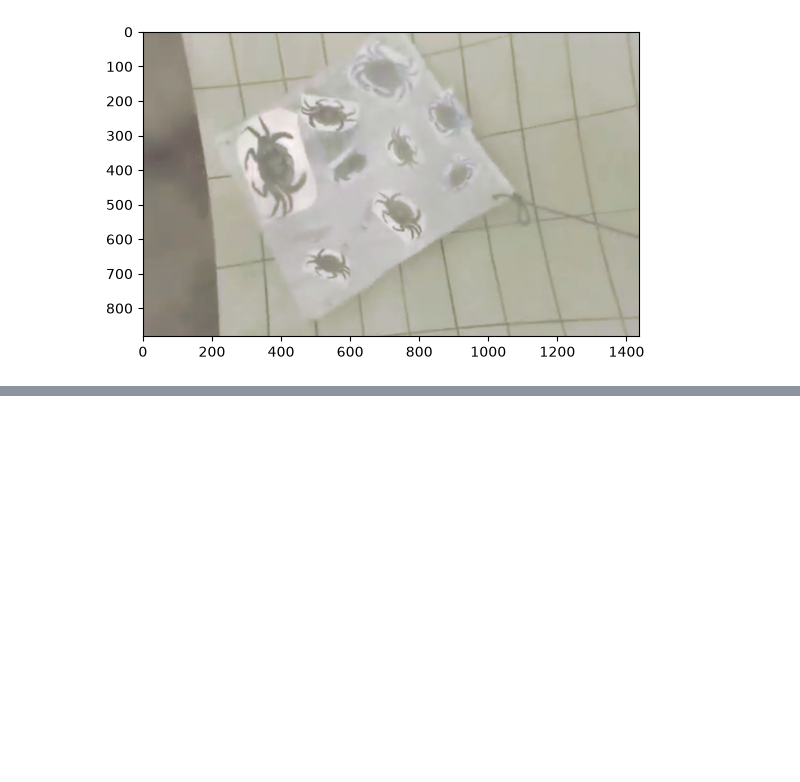
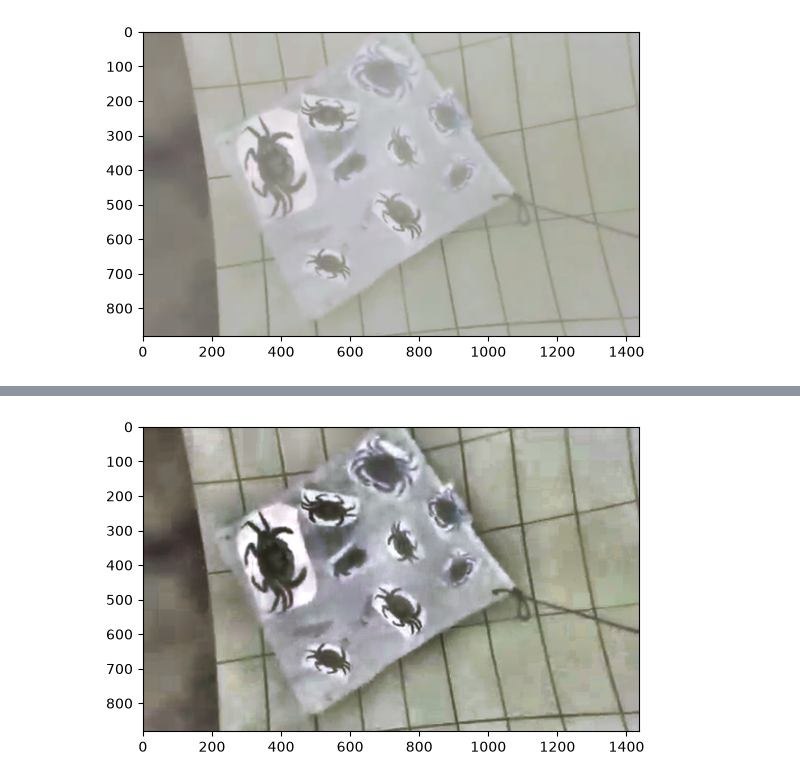
Before and after one commit to rokaia1692006/disparityMap_depthEstimation, a Jupyter notebook: code.ipynb, the cells around one changed output, grey strips where cells are left out. Drawn from its saved outputs; the diff is of its cells as text; code cells hidden in the pictures; blank space fills up the shorter version.

```diff
--- a/code.ipynb
+++ b/code.ipynb
@@ -63,0 +73,15 @@ plt.show()
+# %%
+def dehaze(img,mint,OMEGA):
+    gray = cv2.cvtColor(img, cv2.COLOR_BGR2GRAY).astype(np.float32)
+    A = np.percentile(gray, 95)
+    t = 1 - OMEGA * (gray / A)
+    t = np.clip(t, mint, 1.0)
+    t = cv2.merge([t, t, t])
+    J = (img.astype(np.float32) - A) / t + A
+    return np.clip(J, 0, 255).astype(np.uint8)
+# %%
+dehazedimg = dehaze(clahe,0.4,0.4)
+plt.imshow(dehazedimg)
+plt.show()
+# %% [output]
+[figure, added]
```
Also changed, not shown: parts of 9 cells of this notebook.
